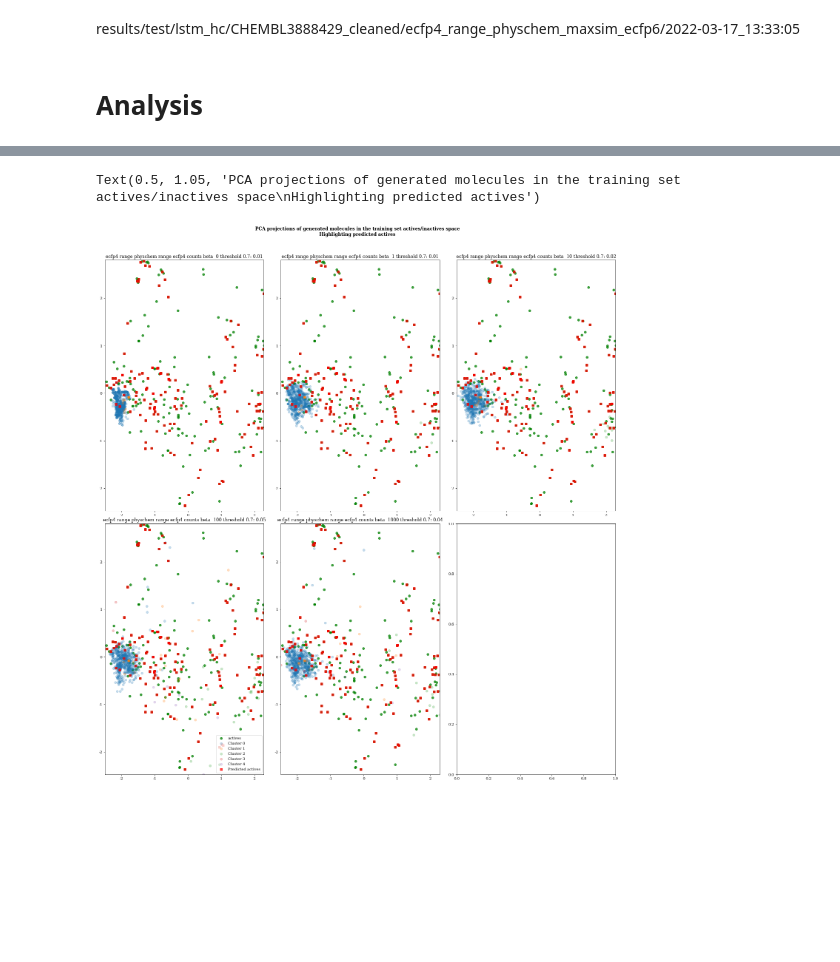
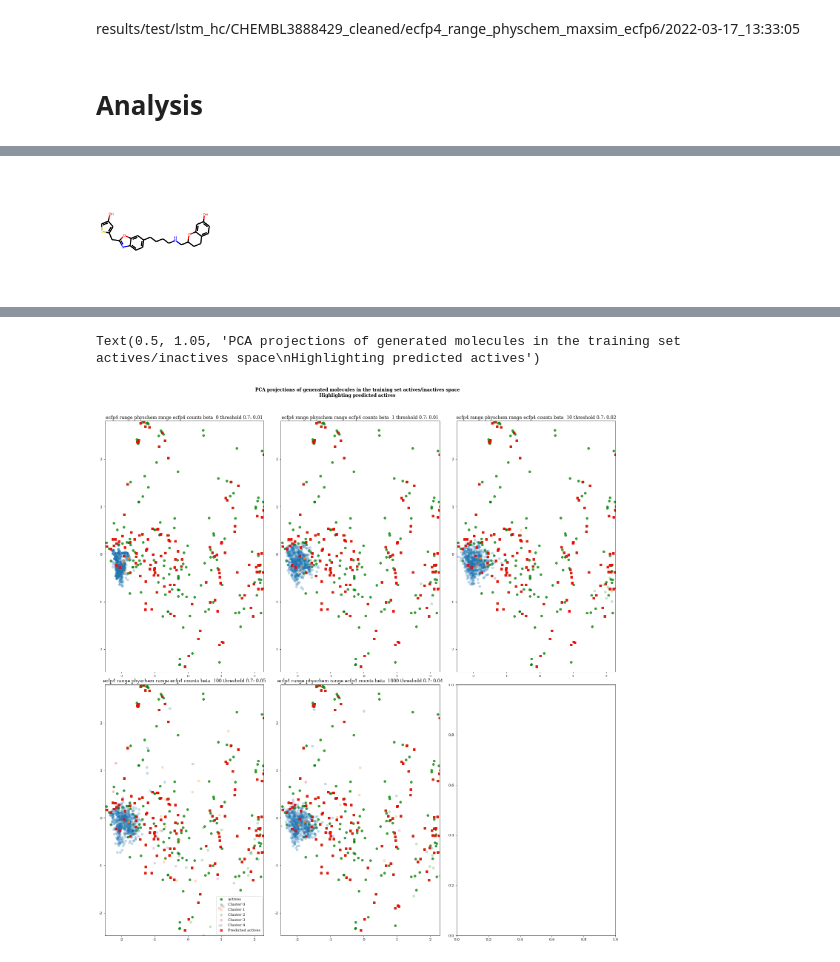
Before and after one commit to maxime-langevin/diverse_molecule_generation, a Jupyter notebook: excape_drd2.ipynb, the cells around one changed output, grey strips where cells are left out. Drawn from its saved outputs; the diff is of its cells as text; code cells hidden in the pictures; blank space fills up the shorter version.

```diff
--- a/excape_drd2.ipynb
+++ b/excape_drd2.ipynb
@@ -186,0 +209,19 @@ plt.tight_layout()
+# %%
+distant_smiles_dict = {}
+for i, run in enumerate(runs_to_display):
+    index = runs.index(run)
+    smiles_generated = smiles_list[i]
+    pca_gen = pca_generated[index]
+    [x_min,x_max] = [np.quantile(pca_gen[:,0:1], quant),np.quantile(pca_gen[:,0:1], 1.0-quant)]
+    [y_min,y_max] = [np.quantile(pca_gen[:,1:2], quant),np.quantile(pca_gen[:,1:2], 1.0-quant)]
+    center_x = np.mean([x_max,x_min])
+    center_y = np.mean([y_max,y_min])
+    radius_x = 1.4*(x_max-x_min)
+    radius_y = 1.4*(y_max-y_min)
+    is_distant = [((x-center_x)**2/radius_x**2+(y-center_y)**2/radius_y**2 > 1.0) for x,y in zip(list(pca_gen[:,0:1].ravel()),list(pca_gen[:,1:2].ravel()))]
+    is_distant_indexes =[i for i, x in enumerate(is_distant) if x]
+    distant_smiles_dict[run] = [ smiles_generated[i] for i in is_distant_indexes]
+# %%
+Draw.MolsToGridImage([Chem.MolFromSmiles(s) for s in distant_smiles_dict['ecfp4_range_physchem_range_ecfp4_counts_beta_ 0_threshold_0.7']],molsPerRow=6)
+# %% [output]
+[figure, added]
```
Also changed, not shown: parts of 9 cells of this notebook, 1 other file.
